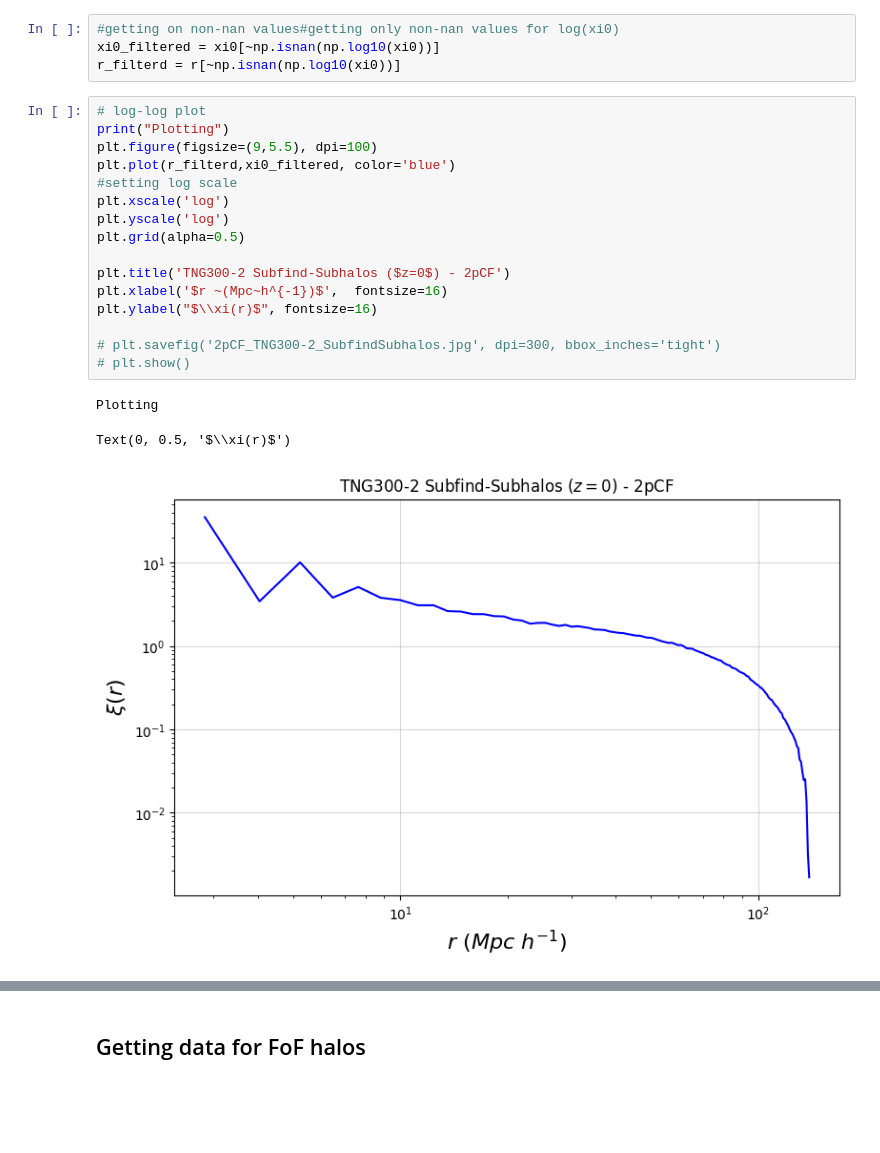
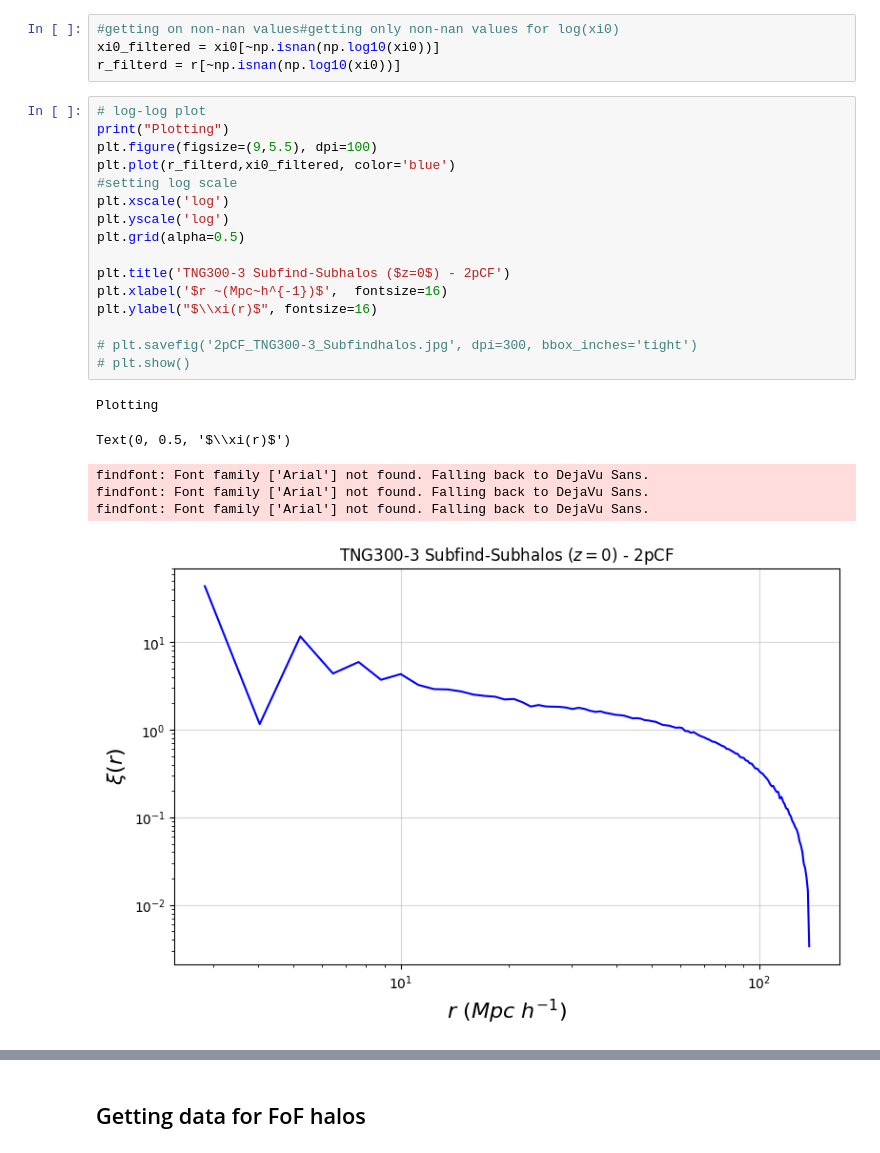
Before and after one commit to sparxastronomy/2022_SummerProject, a Jupyter notebook: Illustris/test_catalogue.ipynb, the cells around one changed output, grey strips where cells are left out. Cells and saved outputs as stored; diff of their text form; blank space fills up the shorter version.

```diff
--- a/Illustris/test_catalogue.ipynb
+++ b/Illustris/test_catalogue.ipynb
@@ -202,23 +199,26 @@ r_filterd = r[~np.isnan(np.log10(xi0))]
 # %%
 # log-log plot
 print("Plotting")
 plt.figure(figsize=(9,5.5), dpi=100)
 plt.plot(r_filterd,xi0_filtered, color='blue')
 #setting log scale
 plt.xscale('log')
 plt.yscale('log')
 plt.grid(alpha=0.5)
 
-plt.title('TNG300-2 Subfind-Subhalos ($z=0$) - 2pCF')
+plt.title('TNG300-3 Subfind-Subhalos ($z=0$) - 2pCF')
 plt.xlabel('$r ~(Mpc~h^{-1})$',  fontsize=16)
 plt.ylabel("$\\xi(r)$", fontsize=16)
 
-# plt.savefig('2pCF_TNG300-2_SubfindSubhalos.jpg', dpi=300, bbox_inches='tight')
+# plt.savefig('2pCF_TNG300-3_Subfindhalos.jpg', dpi=300, bbox_inches='tight')
 # plt.show()
 # %% [output]
 Plotting
 Text(0, 0.5, '$\\xi(r)$')
+findfont: Font family ['Arial'] not found. Falling back to DejaVu Sans.
+findfont: Font family ['Arial'] not found. Falling back to DejaVu Sans.
+findfont: Font family ['Arial'] not found. Falling back to DejaVu Sans.
-[figure, old version]
+[figure, new version]
 # %%
 # saving r_filterd and xi0_filtered in a HDF5 file in a Group
 print("Saving data")
```
Also changed, not shown: parts of 16 cells of this notebook, 15 other files.
